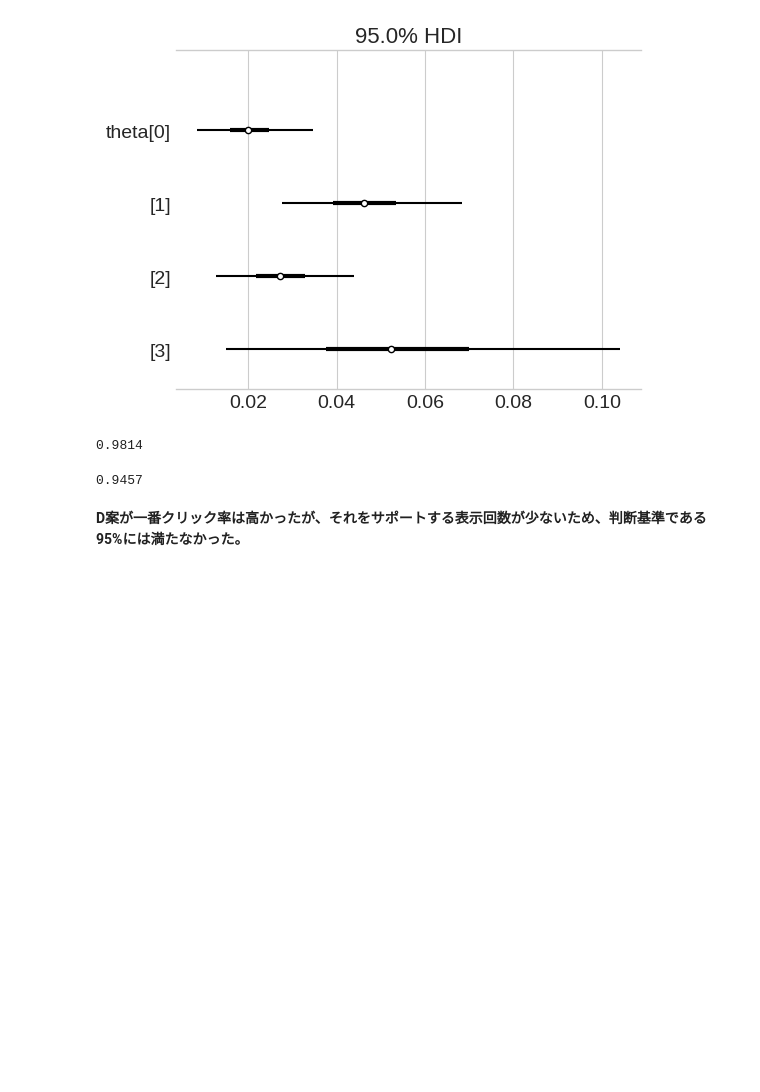
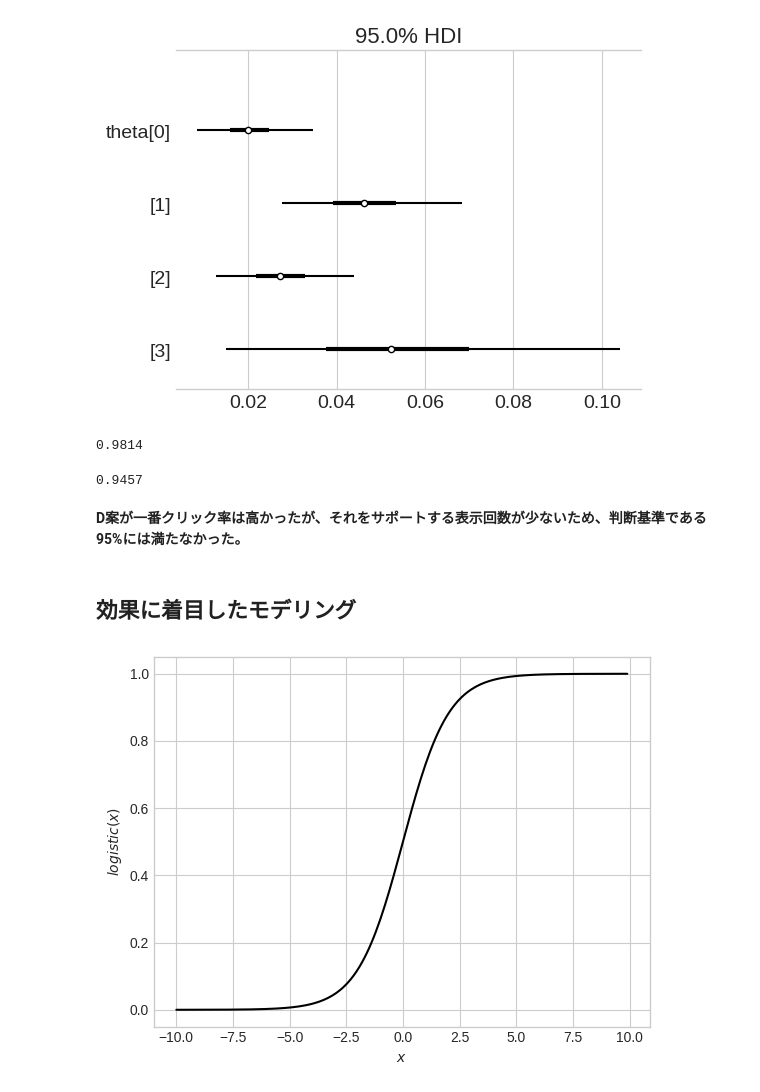
Before and after one commit to yuji-sgs/web-optimization, a Jupyter notebook: chapter3.ipynb, the cells around one changed output. Saved outputs shown, nothing was run; the diff lists cells and outputs as text; code cells hidden in the pictures; blank space fills up the shorter version.

Commit message:
効果に着目したモデリング

```diff
--- a/chapter3.ipynb
+++ b/chapter3.ipynb
@@ -60,3 +60,14 @@ print((theta_D - theta_A > 0).mean())
 0.9457
 # %% [markdown]
 **D案が一番クリック率は高かったが、それをサポートする表示回数が少ないため、判断基準である95%には満たなかった。**
+# %% [markdown]
+## 効果に着目したモデリング
+# %%
+# ロジスティック関数
+xs = np.arange(-10, 10, 0.1)
+plt.plot(xs, 1 / (1 + np.exp(-xs)))
+plt.xlabel(r'$x$')
+plt.ylabel(r'$logistic(x)$')
+plt.show()
+# %% [output]
+[figure, added]
```
Also changed, not shown: parts of 1 cell of this notebook.
